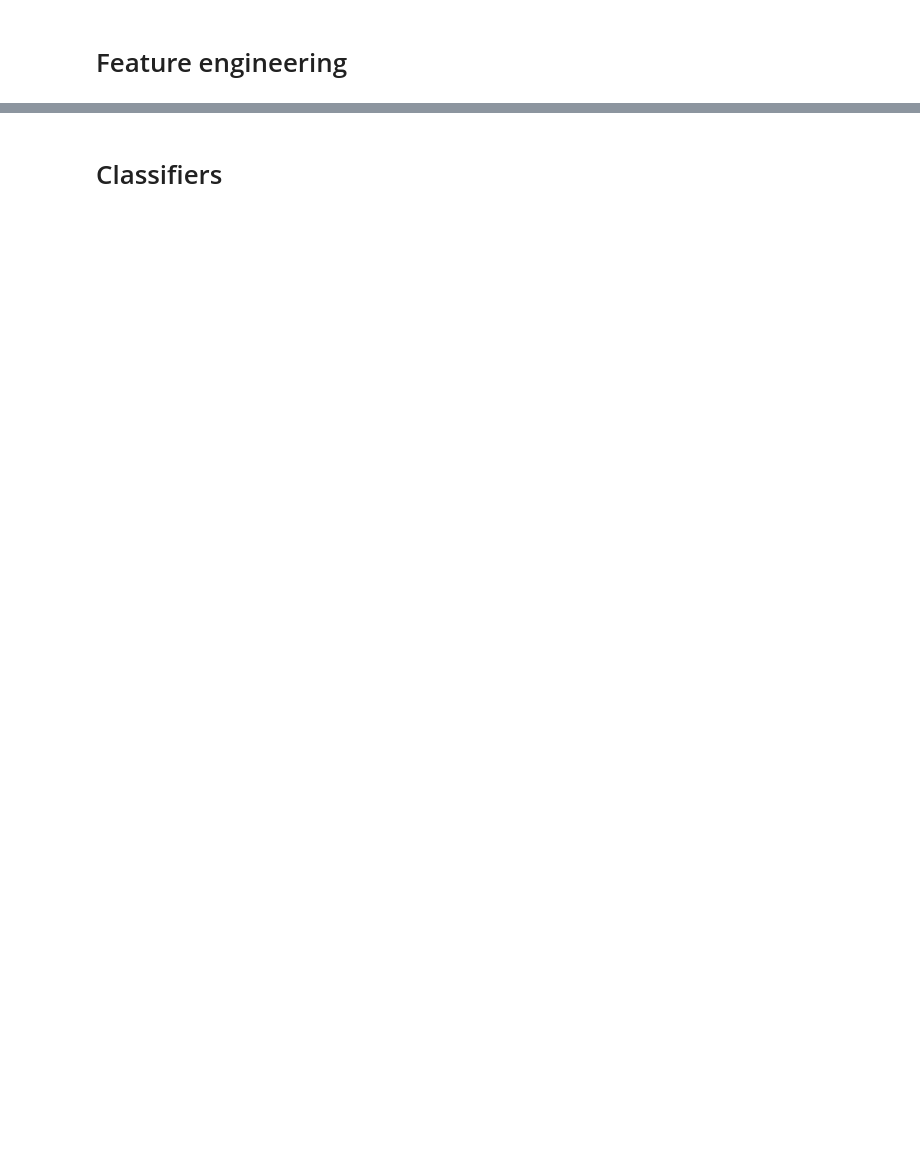
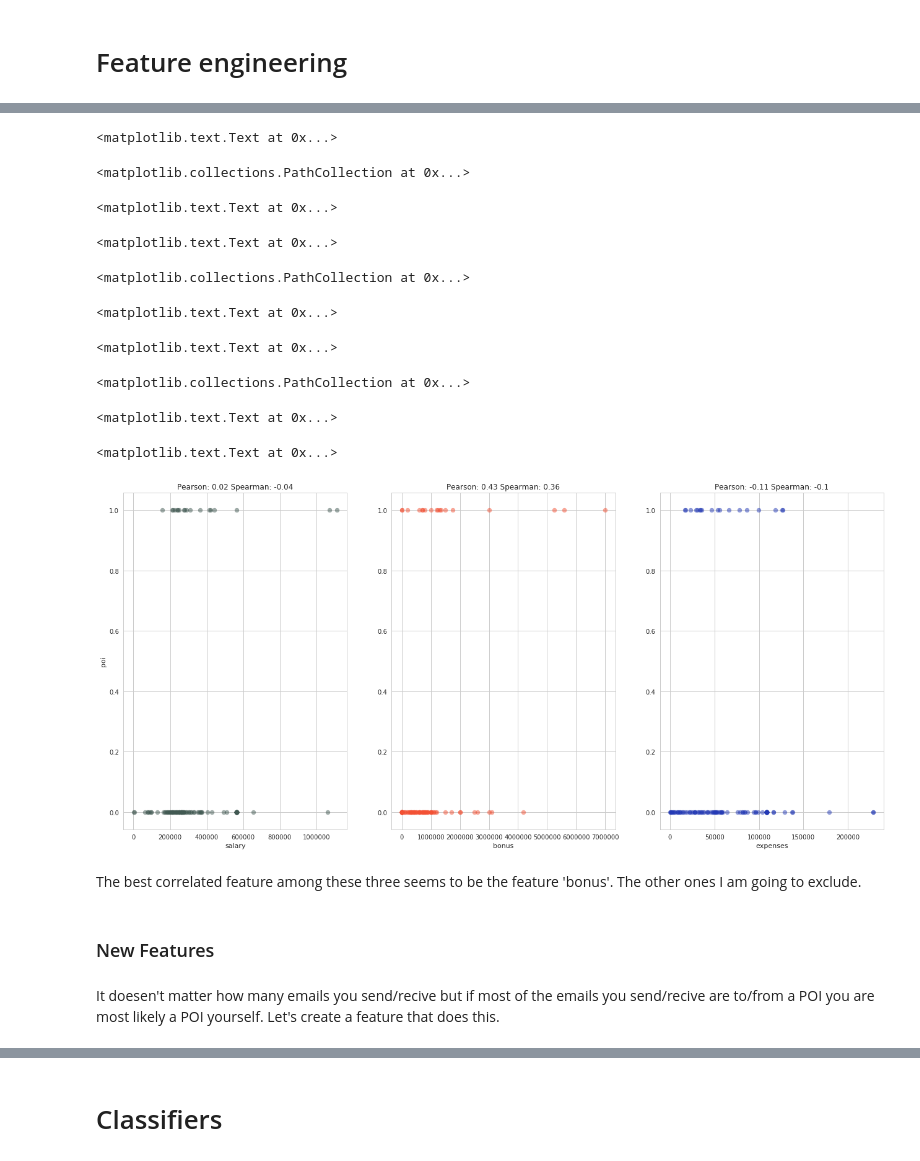
Before and after one commit to josefinaxberg/Intro-ML_Udacity, a Jupyter notebook: final_project/FinalProject_TheEnronFraud.ipynb, the cells around one changed output, grey strips where cells are left out. Cells and saved outputs as stored; diff of their text form; code cells hidden in the pictures; blank space fills up the shorter version.

```diff
--- a/final_project/FinalProject_TheEnronFraud.ipynb
+++ b/final_project/FinalProject_TheEnronFraud.ipynb
@@ -246,3 +262,6 @@ After researching on Lavorato it seems that he was a part of the inner circle on
+# %%
+# Drop Lavorato and also the Travel agency in the park which can't be a POI
+df_enron = df_enron.drop(['LAVORATO JOHN J','THE TRAVEL AGENCY IN THE PARK'],0)
 # %%
 df_enron.loc[(df_enron['bonus'] == 0) & (df_enron['poi'] == True)]
 # %% [output]
@@ -273,0 +307,39 @@ maybe? = ["poi", "salary", "bonus", "fraction_from_poi_email", "fraction_to_poi_
+# %%
+# Plot the correlated values for three features in our dataset
+plt.rcParams['figure.figsize'] = [22, 10]
+
+fig, ax = plt.subplots(nrows=1, ncols=3)
+
+ax=ax.flatten()
+
+cols = ['salary', 'bonus', 'expenses']
+colors=['#415952', '#f35134', '#243AB5', '#243AB5']
+j=0
+
+for i in ax:
+    if j==0:
+        i.set_ylabel('poi')
+    i.scatter(df_enron[cols[j]], df_enron['poi'],  alpha=0.5, color=colors[j])
+    i.set_xlabel(cols[j])
+    i.set_title('Pearson: %s'%df_enron.corr().loc[cols[j]]['poi'].round(2)+' Spearman: %s'%df_enron.corr(method='spearman').loc[cols[j]]['poi'].round(2))
+    j+=1
+
+plt.show()
+# %% [output]
+<matplotlib.text.Text at 0x...>
+<matplotlib.collections.PathCollection at 0x...>
+<matplotlib.text.Text at 0x...>
+<matplotlib.text.Text at 0x...>
+<matplotlib.collections.PathCollection at 0x...>
+<matplotlib.text.Text at 0x...>
+<matplotlib.text.Text at 0x...>
+<matplotlib.collections.PathCollection at 0x...>
+<matplotlib.text.Text at 0x...>
+<matplotlib.text.Text at 0x...>
+[figure, added]
+# %% [markdown]
+The best correlated feature among these three seems to be the feature 'bonus'. The other ones I am going to exclude.
+# %% [markdown]
+### New Features
+# %% [markdown]
+It doesen't matter how many emails you send/recive but if most of the emails you send/recive are to/from a POI you are most likely a POI yourself. Let's create a feature that does this.
```
Also changed, not shown: parts of 37 cells of this notebook.
